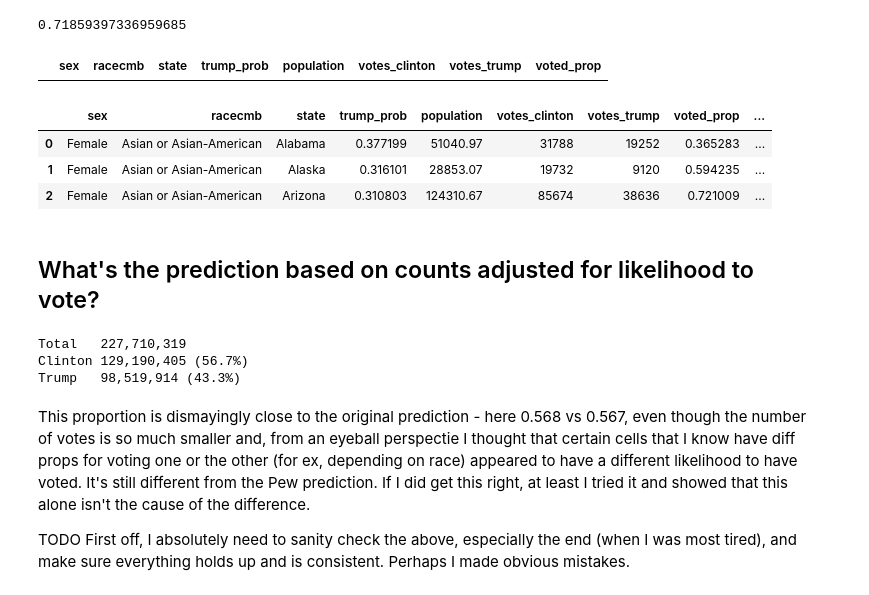
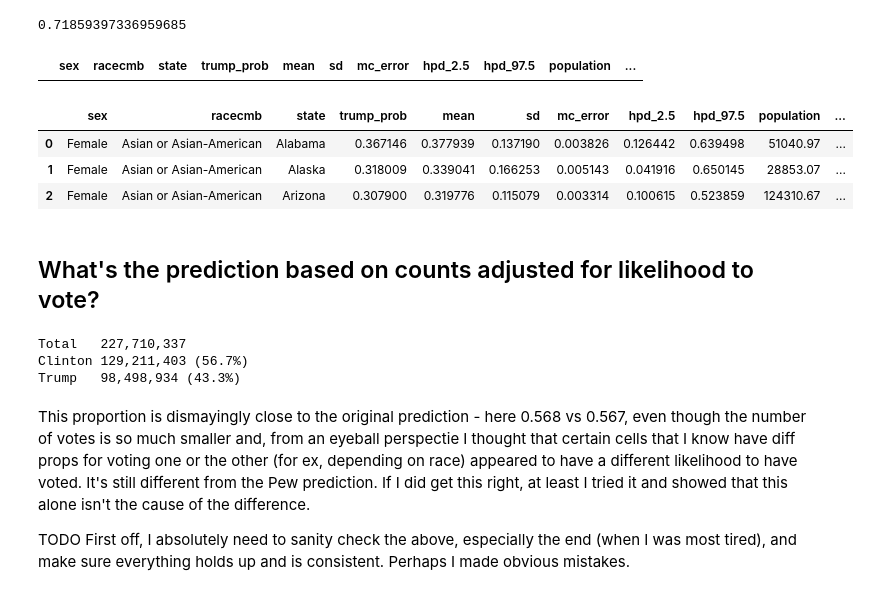
Before and after one commit to aenfield/Data512, a Jupyter notebook: project/MRP_Presidential_Election_2016.ipynb, the cells around one changed output. Cells and saved outputs as stored; diff of their text form; code cells hidden in the pictures.

Commit message:
Added logistic regression for unadjusted population; factored out vote col adding.

```diff
--- a/project/MRP_Presidential_Election_2016.ipynb
+++ b/project/MRP_Presidential_Election_2016.ipynb
@@ -396,0 +399,3 @@ Side note: changing the SD on the beta_state params does appear to have kept the
+# %%
+all_cells_with_trace = pd.concat([all_cells, pm.df_summary(trace_complete, ['probs']).reset_index(drop=True)], axis=1)
+all_cells_with_trace[:2]
@@ -460,10 +469,11 @@ population_by_cell.shape
 # %% [output]
 (510, 4)
 # %%
-all_cells_with_pop = all_cells.merge(population_by_cell,
-                                     left_on=['sex','racecmb','state'],
-                                     right_on=['SEX','mapped_racecmb','STATECENSUS'],
-                                     validate='1:1')[['sex','racecmb','state','trump_prob','WTSUPP']]
+all_cells_with_pop = all_cells_with_trace.merge(population_by_cell,
+                                                left_on=['sex','racecmb','state'],
+                                                right_on=['SEX','mapped_racecmb','STATECENSUS'],
+                                                validate='1:1')#[['sex','racecmb','state','trump_prob','WTSUPP']]
+all_cells_with_pop.drop(columns=['SEX','mapped_racecmb','STATECENSUS'], inplace=True)
 all_cells_with_pop.rename(columns={'WTSUPP':'population'}, inplace=True)
 all_cells_with_pop[:3]
 # %% [output]
@@ -487,0 +489,11 @@ all_cells_with_results[:2]
+# %%
+def add_vote_columns(df, population_col, prob_col, vote_col_prefix):
+    """TODO doc, prob_col is prob of Trump vote"""
+    df_new = df.copy()
+    df_new[f"{vote_col_prefix}_clinton"] = np.round(df_new[population_col] * (1 - df_new[prob_col])).astype(int)
+    df_new[f"{vote_col_prefix}_trump"] = np.round(df_new[population_col] * df_new[prob_col]).astype(int)
+
+    return df_new
+# %%
+all_cells_with_results = add_vote_columns(all_cells_with_pop, 'population', 'trump_prob', 'votes')
+all_cells_with_results[:3]
@@ -681,31 +698,34 @@ all_cells_with_results_and_voted_prop['voted_prop'].fillna(overall_prop_voted, i
 # %%
 all_cells_with_results_and_voted_prop[all_cells_with_results_and_voted_prop['voted_prop'].isnull()]
 # %% [output]
-|  | sex | racecmb | state | trump_prob | population | votes_clinton | votes_trump | voted_prop |
+|  | sex | racecmb | state | trump_prob | mean | sd | mc_error | hpd_2.5 | hpd_97.5 | population | ... |
 # %%
 all_cells_with_results_and_adj_voted_data = all_cells_with_results_and_voted_prop.copy()
 all_cells_with_results_and_adj_voted_data['est_population_voted'] = all_cells_with_results_and_adj_voted_data['population'] * \
                                                             all_cells_with_results_and_adj_voted_data['voted_prop']
-all_cells_with_results_and_adj_voted_data['votes_clinton_adj'] = np.round(all_cells_with_results_and_adj_voted_data['est_population_voted'] * \
-                                                            (1 - all_cells_with_results_and_adj_voted_data['trump_prob'])).astype(int)
-all_cells_with_results_and_adj_voted_data['votes_trump_adj'] = np.round(all_cells_with_results_and_adj_voted_data['est_population_voted'] * \
-                                                            all_cells_with_results_and_adj_voted_data['trump_prob']).astype(int)
+all_cells_with_results_and_adj_voted_data = add_vote_columns(all_cells_with_results_and_adj_voted_data,
+                                                             'est_population_voted', 'trump_prob', 'votes_adj')
 
 all_cells_with_results_and_adj_voted_data[:3]
+
+# all_cells_with_results_and_adj_voted_data['votes_clinton_adj'] = np.round(all_cells_with_results_and_adj_voted_data['est_population_voted'] * \
+#                                                             (1 - all_cells_with_results_and_adj_voted_data['trump_prob'])).astype(int)
+# all_cells_with_results_and_adj_voted_data['votes_trump_adj'] = np.round(all_cells_with_results_and_adj_voted_data['est_population_voted'] * \
+#                                                             all_cells_with_results_and_adj_voted_data['trump_prob']).astype(int)
 # %% [output]
-|  | sex | racecmb | state | trump_prob | population | votes_clinton | votes_trump | voted_prop | ... |
-| 0 | Female | Asian or Asian-American | Alabama | 0.377199 | 51040.97 | 31788 | 19252 | 0.365283 | ... |
-| 1 | Female | Asian or Asian-American | Alaska | 0.316101 | 28853.07 | 19732 | 9120 | 0.594235 | ... |
-| 2 | Female | Asian or Asian-American | Arizona | 0.310803 | 124310.67 | 85674 | 38636 | 0.721009 | ... |
+|  | sex | racecmb | state | trump_prob | mean | sd | mc_error | hpd_2.5 | hpd_97.5 | population | ... |
+| 0 | Female | Asian or Asian-American | Alabama | 0.367146 | 0.377939 | 0.137190 | 0.003826 | 0.126442 | 0.639498 | 51040.97 | ... |
+| 1 | Female | Asian or Asian-American | Alaska | 0.318009 | 0.339041 | 0.166253 | 0.005143 | 0.041916 | 0.650145 | 28853.07 | ... |
+| 2 | Female | Asian or Asian-American | Arizona | 0.307900 | 0.319776 | 0.115079 | 0.003314 | 0.100615 | 0.523859 | 124310.67 | ... |
 # %% [markdown]
 ## What's the prediction based on counts adjusted for likelihood to vote?
 # %%
 show_counts_and_proportions(all_cells_with_results_and_adj_voted_data['votes_clinton_adj'].sum(),
                             all_cells_with_results_and_adj_voted_data['votes_trump_adj'].sum())
 # %% [output]
-Total   227,710,319
-Clinton 129,190,405 (56.7%)
-Trump   98,519,914 (43.3%)
+Total   227,710,337
+Clinton 129,211,403 (56.7%)
+Trump   98,498,934 (43.3%)
 # %% [markdown]
 This proportion is dismayingly close to the original prediction - here 0.568 vs 0.567, even though the number of votes is so much smaller and, from an eyeball perspectie I thought that certain cells that I know have diff props for voting one or the other (for ex, depending on race) appeared to have a different likelihood to have voted. It's still different from the Pew prediction. If I did get this right, at least I tried it and showed that this alone isn't the cause of the difference.
 
```
Also changed, not shown: parts of 21 cells of this notebook, 1 other file.
